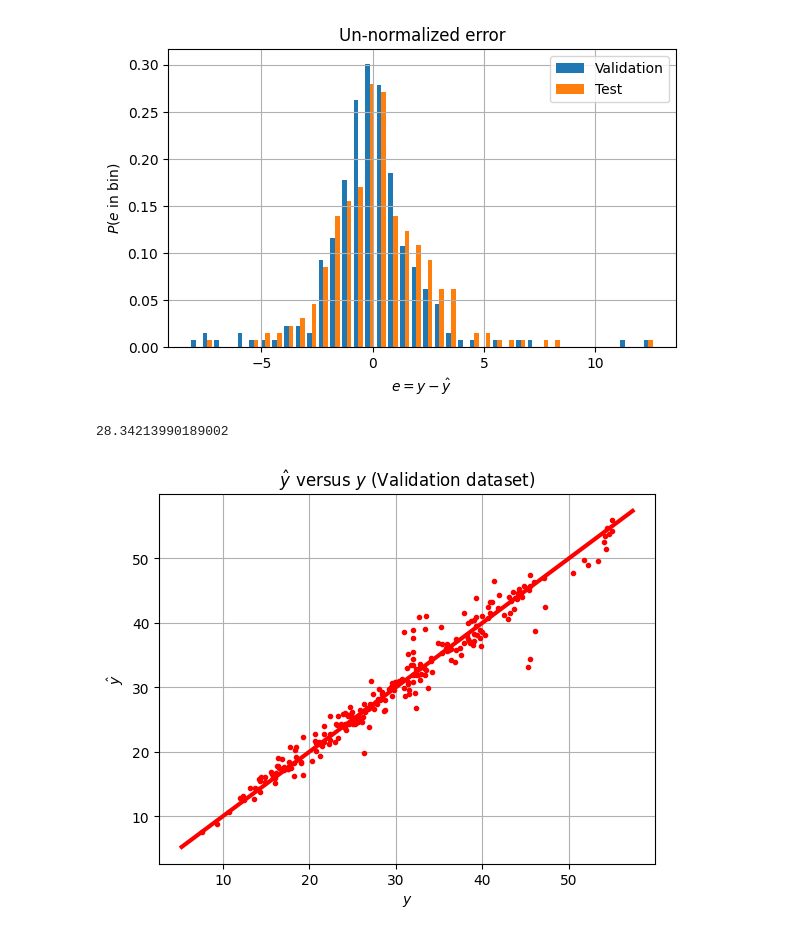
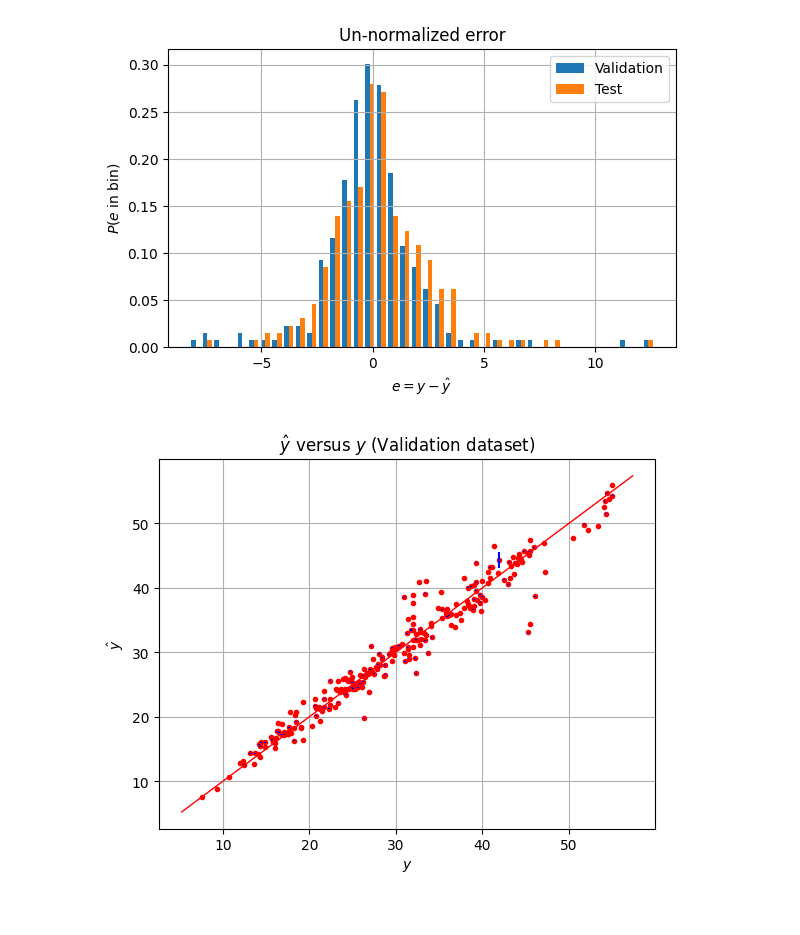
Before and after one commit to steurendo/ICT4Health, a Jupyter notebook: Lab2/lab2.ipynb, the cells around one changed output. Cells and saved outputs as stored; diff of their text form; code cells hidden in the pictures.

Commit message:
Lab2, missing the last plot. Error bars? (tried, but boh)

```diff
--- a/Lab2/lab2.ipynb
+++ b/Lab2/lab2.ipynb
@@ -132,7 +132,7 @@ def GPR(X_tr, y_tr, X_te, y_te, r2, s2, N):
     Ntr = len(y_tr)
     Nte = len(y_te)
     y_hat = np.empty(Nte)
-    variance = 0
+    variance = np.empty(Nte)
     for row in range(Nte):
         x = X_te[row]
         distances = [eucl_distance(x, X_tr[i]) for i in range(Ntr)]
@@ -150,7 +150,7 @@ def GPR(X_tr, y_tr, X_te, y_te, r2, s2, N):
         d = Rn[-1, -1]
         Rn_sub_inv = np.linalg.inv(Rn[:N - 1, :N - 1])
         y_hat[row] = k.T @ Rn_sub_inv @ closer_y
-        variance = d - k.T @ Rn_sub_inv @ k
+        variance[row] = d - k.T @ Rn_sub_inv @ k
     return {'y_hat': y_hat, 'variance': variance}
 # %%
 # Solver control plane
@@ -343,19 +343,16 @@ plt.show()
 # %% [output]
 [figure]
 # %%
-sigma = GPR_va['variance'] * sy + my
-print(sigma)
+sigma = np.sqrt(GPR_va['variance']) * sy
 plt.figure()
-# plt.scatter(y_va, y_hat)
-# plt.errorbar(y_va, y_va_hat, fmt='none', yerr=np.abs(sigma))
-plt.plot(y_va, y_va_hat, 'r.')
+plt.plot(y_va, y_hat, 'r.')
+plt.errorbar(y_va, y_va_hat, fmt='none', ecolor='b', yerr=2 * sigma)
 v = plt.axis()
-plt.plot([v[0], v[1]], [v[0], v[1]], 'r', linewidth=3)
+plt.plot([v[0], v[1]], [v[0], v[1]], 'r', linewidth=1)
 plt.xlabel(r'$y$')
 plt.ylabel(r'$\^y$')
 plt.title('$\^y$ versus $y$ (Validation dataset)')
 plt.grid()
 plt.show()
 # %% [output]
-28.34213990189002
-[figure, old version]
+[figure, new version]
```
Also changed, not shown: 2 other files.
